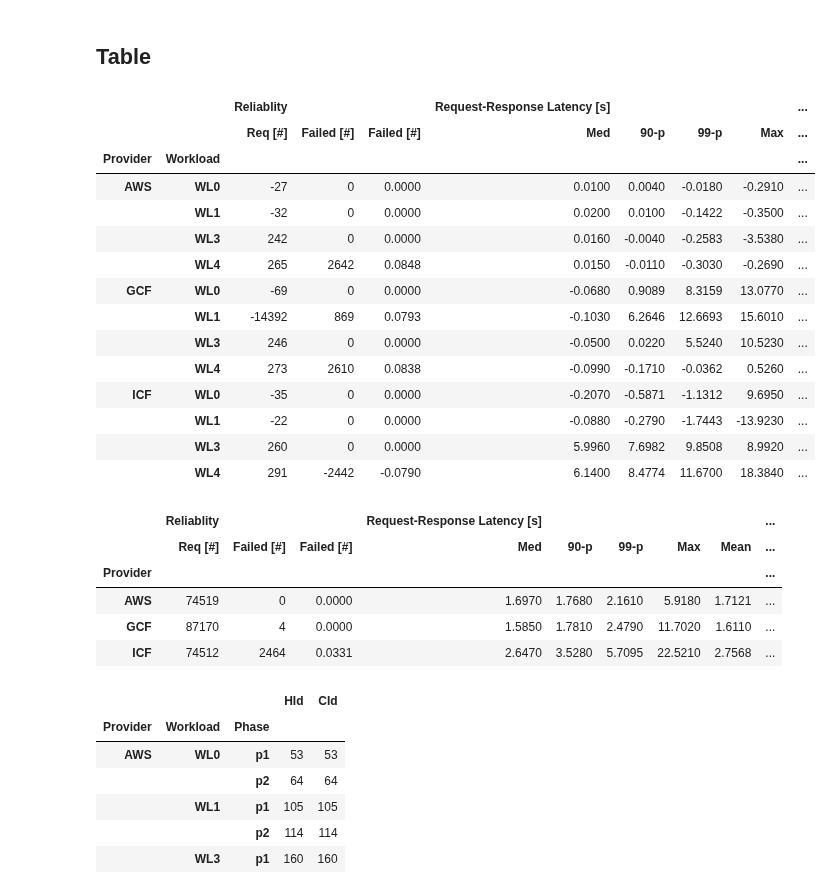
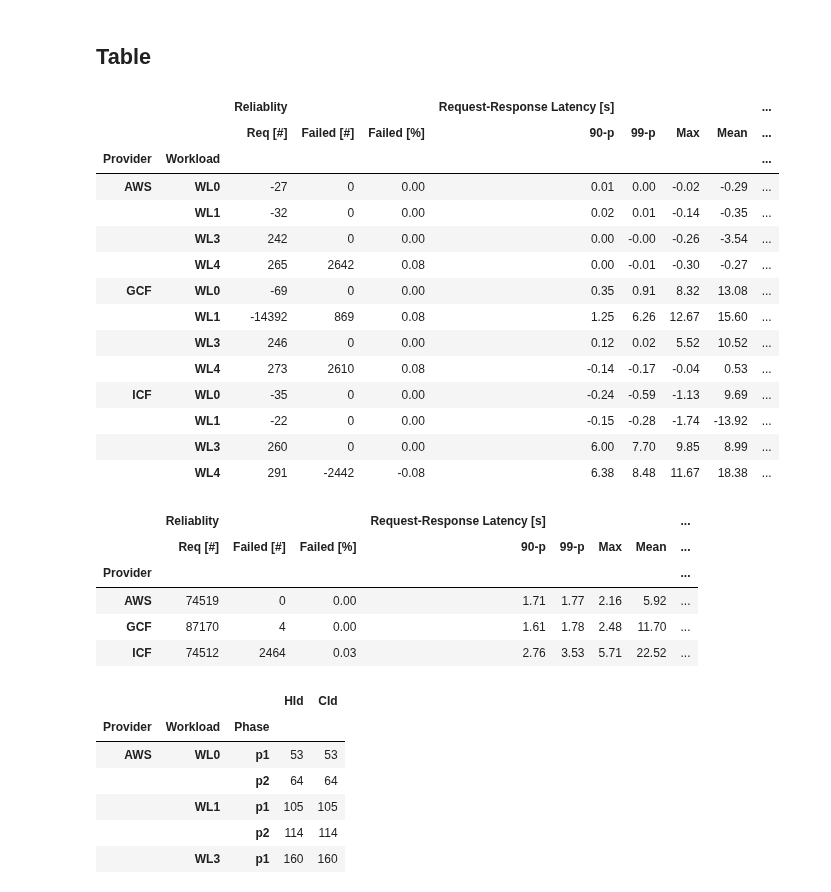
Before and after one commit to tawalaya/FaaSElasticityEngineering, a Jupyter notebook: ACR.ipynb, the cells around one changed output. Cells and saved outputs as stored; diff of their text form; code cells hidden in the pictures.

Commit message:
fixed label in ACR tables

```diff
--- a/ACR.ipynb
+++ b/ACR.ipynb
@@ -367,34 +357,34 @@ def metcisFromData(data,group_key=["Provider","WL"]):
 # %%
 p_old,r_old = createMetrics(all_old,["aws","gcf","ibm"],["0,0,0.5","0,0,1","60,60,1","60,60,0.5"],[1])
 p_new,r_new = createMetrics(all_new,["aws","gcf","ibm"],["0,0,0.5","0,0,1","60,60,1","60,60,0.5"],[1])
 
 #generate diff
 perf = p_old-p_new
 reliability = r_old-r_new
 
 df = pd.concat([reliability,perf],axis=1)
 
 
-pd.options.display.float_format = "{:,.4f}".format
+pd.options.display.float_format = "{:,.2f}".format
 with open('plots/diff.tex', 'w') as f:
     f.write(df.to_latex())
 df
 # %% [output]
 |  |  | Reliablity |  |  | Request-Response Latency [s] |  |  |  | ... |
-|  |  | Req [#] | Failed [#] | Failed [#] | Med | 90-p | 99-p | Max | ... |
+|  |  | Req [#] | Failed [#] | Failed [%] | 90-p | 99-p | Max | Mean | ... |
 | Provider | Workload |  |  |  |  |  |  |  | ... |
-| AWS | WL0 | -27 | 0 | 0.0000 | 0.0100 | 0.0040 | -0.0180 | -0.2910 | ... |
-|  | WL1 | -32 | 0 | 0.0000 | 0.0200 | 0.0100 | -0.1422 | -0.3500 | ... |
-|  | WL3 | 242 | 0 | 0.0000 | 0.0160 | -0.0040 | -0.2583 | -3.5380 | ... |
-|  | WL4 | 265 | 2642 | 0.0848 | 0.0150 | -0.0110 | -0.3030 | -0.2690 | ... |
-| GCF | WL0 | -69 | 0 | 0.0000 | -0.0680 | 0.9089 | 8.3159 | 13.0770 | ... |
-|  | WL1 | -14392 | 869 | 0.0793 | -0.1030 | 6.2646 | 12.6693 | 15.6010 | ... |
-|  | WL3 | 246 | 0 | 0.0000 | -0.0500 | 0.0220 | 5.5240 | 10.5230 | ... |
-|  | WL4 | 273 | 2610 | 0.0838 | -0.0990 | -0.1710 | -0.0362 | 0.5260 | ... |
-| ICF | WL0 | -35 | 0 | 0.0000 | -0.2070 | -0.5871 | -1.1312 | 9.6950 | ... |
-|  | WL1 | -22 | 0 | 0.0000 | -0.0880 | -0.2790 | -1.7443 | -13.9230 | ... |
-|  | WL3 | 260 | 0 | 0.0000 | 5.9960 | 7.6982 | 9.8508 | 8.9920 | ... |
-|  | WL4 | 291 | -2442 | -0.0790 | 6.1400 | 8.4774 | 11.6700 | 18.3840 | ... |
+| AWS | WL0 | -27 | 0 | 0.00 | 0.01 | 0.00 | -0.02 | -0.29 | ... |
+|  | WL1 | -32 | 0 | 0.00 | 0.02 | 0.01 | -0.14 | -0.35 | ... |
+|  | WL3 | 242 | 0 | 0.00 | 0.00 | -0.00 | -0.26 | -3.54 | ... |
+|  | WL4 | 265 | 2642 | 0.08 | 0.00 | -0.01 | -0.30 | -0.27 | ... |
+| GCF | WL0 | -69 | 0 | 0.00 | 0.35 | 0.91 | 8.32 | 13.08 | ... |
+|  | WL1 | -14392 | 869 | 0.08 | 1.25 | 6.26 | 12.67 | 15.60 | ... |
+|  | WL3 | 246 | 0 | 0.00 | 0.12 | 0.02 | 5.52 | 10.52 | ... |
+|  | WL4 | 273 | 2610 | 0.08 | -0.14 | -0.17 | -0.04 | 0.53 | ... |
+| ICF | WL0 | -35 | 0 | 0.00 | -0.24 | -0.59 | -1.13 | 9.69 | ... |
+|  | WL1 | -22 | 0 | 0.00 | -0.15 | -0.28 | -1.74 | -13.92 | ... |
+|  | WL3 | 260 | 0 | 0.00 | 6.00 | 7.70 | 9.85 | 8.99 | ... |
+|  | WL4 | 291 | -2442 | -0.08 | 6.38 | 8.48 | 11.67 | 18.38 | ... |
 # %%
 p_old,r_old  = createMetrics(all_old,["aws","gcf","ibm"],["0,0,0.5","0,0,1","60,60,1","60,60,0.5"],[1],["Provider"])
 p_new,r_new = createMetrics(all_new,["aws","gcf","ibm"],["0,0,0.5","0,0,1","60,60,1","60,60,0.5"],[1],["Provider"])
@@ -402,12 +392,12 @@ p_new,r_new = createMetrics(all_new,["aws","gcf","ibm"],["0,0,0.5","0,0,1","60,6
 #Failiur Global
 pd.concat([r_new,p_new],axis=1)
 # %% [output]
-|  | Reliablity |  |  | Request-Response Latency [s] |  |  |  |  | ... |
-|  | Req [#] | Failed [#] | Failed [#] | Med | 90-p | 99-p | Max | Mean | ... |
-| Provider |  |  |  |  |  |  |  |  | ... |
-| AWS | 74519 | 0 | 0.0000 | 1.6970 | 1.7680 | 2.1610 | 5.9180 | 1.7121 | ... |
-| GCF | 87170 | 4 | 0.0000 | 1.5850 | 1.7810 | 2.4790 | 11.7020 | 1.6110 | ... |
-| ICF | 74512 | 2464 | 0.0331 | 2.6470 | 3.5280 | 5.7095 | 22.5210 | 2.7568 | ... |
+|  | Reliablity |  |  | Request-Response Latency [s] |  |  |  | ... |
+|  | Req [#] | Failed [#] | Failed [%] | 90-p | 99-p | Max | Mean | ... |
+| Provider |  |  |  |  |  |  |  | ... |
+| AWS | 74519 | 0 | 0.00 | 1.71 | 1.77 | 2.16 | 5.92 | ... |
+| GCF | 87170 | 4 | 0.00 | 1.61 | 1.78 | 2.48 | 11.70 | ... |
+| ICF | 74512 | 2464 | 0.03 | 2.76 | 3.53 | 5.71 | 22.52 | ... |
 # %%
 d_new = paperDataSet(all_new,["aws","gcf","ibm"],["0,0,0.5","0,0,1","60,60,1","60,60,0.5"],[1])
 
```
Also changed, not shown: parts of 5 cells of this notebook.
